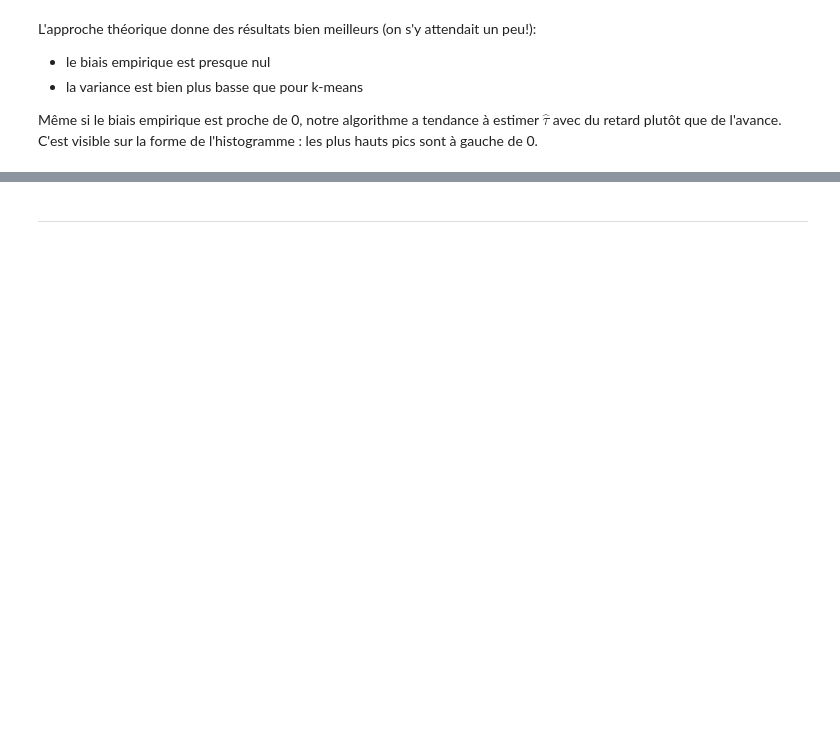
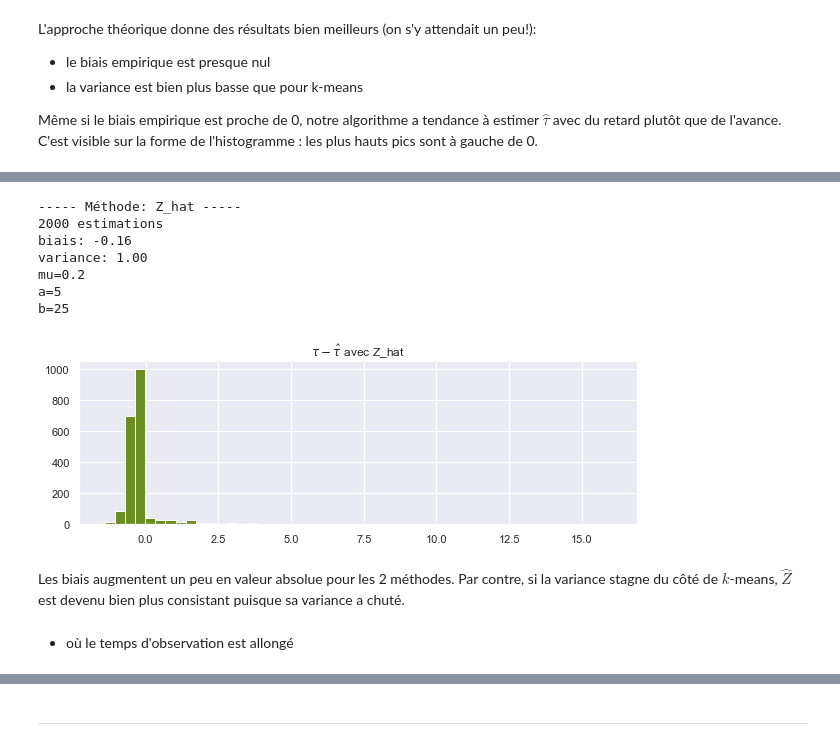
Before and after one commit to littlebuzzybee/MACS207b-Projet, a Jupyter notebook: MACS207b_Personnaz_Ly.ipynb, the cells around one changed output, grey strips where cells are left out. Saved outputs shown, nothing was run; the diff lists cells and outputs as text; code cells hidden in the pictures; blank space fills up the shorter version.

```diff
--- a/MACS207b_Personnaz_Ly.ipynb
+++ b/MACS207b_Personnaz_Ly.ipynb
@@ -445,0 +479,16 @@ Même si le biais empirique est proche de 0, notre algorithme a tendance à esti
+# %%
+taus_l_kmeans, est_taus_l_kmeans = repeat_ests(a, b, beg, end, 2000, seed, "Z_hat")
+stat_summary(taus_l_kmeans, est_taus_l_kmeans, "Z_hat")
+# %% [output]
+----- Méthode: Z_hat -----
+2000 estimations
+biais: -0.16
+variance: 1.00
+mu=0.2
+a=5
+b=25
+[figure, added]
+# %% [markdown]
+Les biais augmentent un peu en valeur absolue pour les 2 méthodes. Par contre, si la variance stagne du côté de $k$-means, $\hat{Z}$ est devenu bien plus consistant puisque sa variance a chuté.
+# %% [markdown]
+- où le temps d'observation est allongé
```
Also changed, not shown: parts of 23 cells of this notebook.
